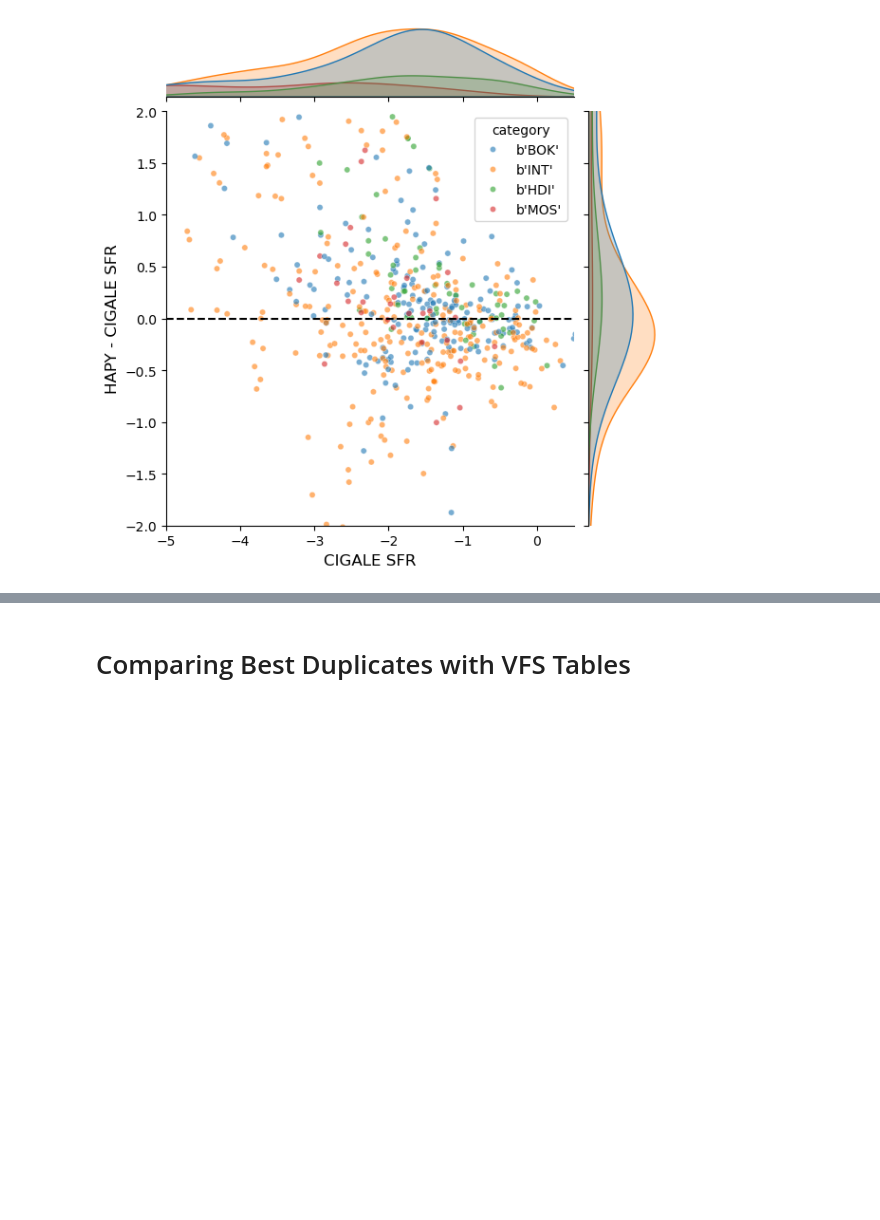
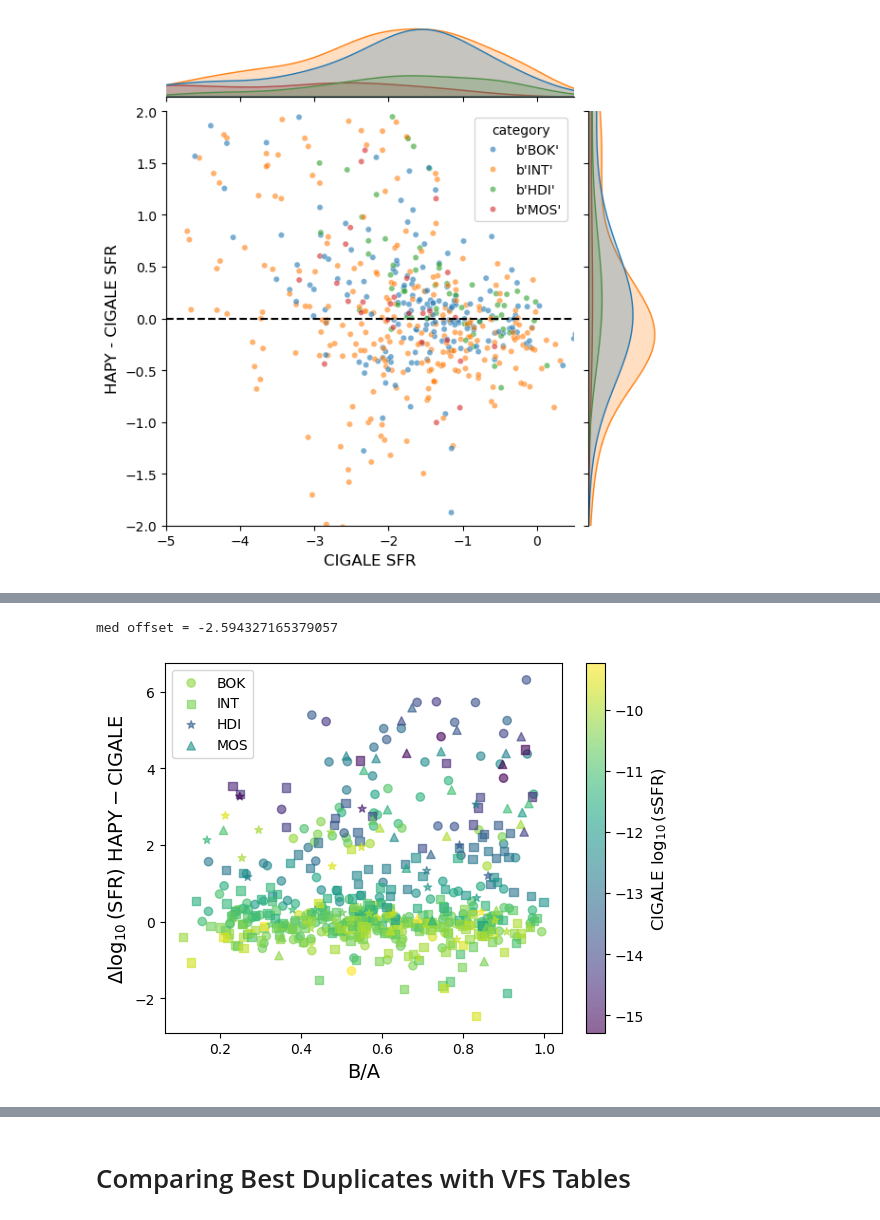
Before and after one commit to rfinn/hapypost, a Jupyter notebook: notebooks/02_validate_duplicates.ipynb, the cells around one changed output, grey strips where cells are left out. Drawn from its saved outputs; the diff is of its cells as text; code cells hidden in the pictures; blank space fills up the shorter version.

```diff
--- a/notebooks/02_validate_duplicates.ipynb
+++ b/notebooks/02_validate_duplicates.ipynb
@@ -1544,0 +1592,42 @@ med offset = -10.544996543096914
+# %%
+# residuals vs B/A
+
+#tels = set(tab['TELESCOPE'])
+#print(tels)
+haflux = bestduptab['H_TOT_FLUX_CGS']
+redshift = v.main['vr'][bestduptab['VFINDEX']]/3.e5
+hapy_sfr = KE_SFR(haflux,redshift)
+plt.figure()
+
+
+y1 = logsfr[bestduptab['VFINDEX']]
+
+y2 = hapy_sfr
+
+delta = y2 - y1
+
+# x axis is B/A
+x = bestduptab['ELLIP_BA']
+y = delta
+color = logssfr[bestduptab['VFINDEX']]
+
+#x = logmstar[bestduptab['VFINDEX']]
+shapes=['o','s','*','^']
+vmin=-.75
+vmax=3.8
+for i,t in enumerate(tels):
+    flag = (bestduptab['TELESCOPE'] == t) #& (haflux > 0)
+    plt.scatter(x[flag],y[flag],marker=shapes[i],c=color[flag], label=t,alpha=0.6)
+cb = plt.colorbar()
+cb.set_label(r"$\rm CIGALE \ \log_{10} (sSFR)$",size=12)
+xline = np.linspace(-5,0.5,100)
+#plt.plot(xline,xline,'k--')
+#plt.plot(xline,xline-1,'k--')
+#plt.axhline(y=0,ls='--',c='k')
+plt.legend()
+plt.ylabel(r"$\rm \Delta \log_{10}(SFR) \ HAPY-CIGALE $" ,fontsize=14)
+plt.xlabel("B/A",fontsize=14)
+print(f"med offset = {np.median(y1[flag] - y2[flag])}")
+# %% [output]
+med offset = -2.594327165379057
+[figure, added]
```
Also changed, not shown: parts of 12 cells of this notebook.
